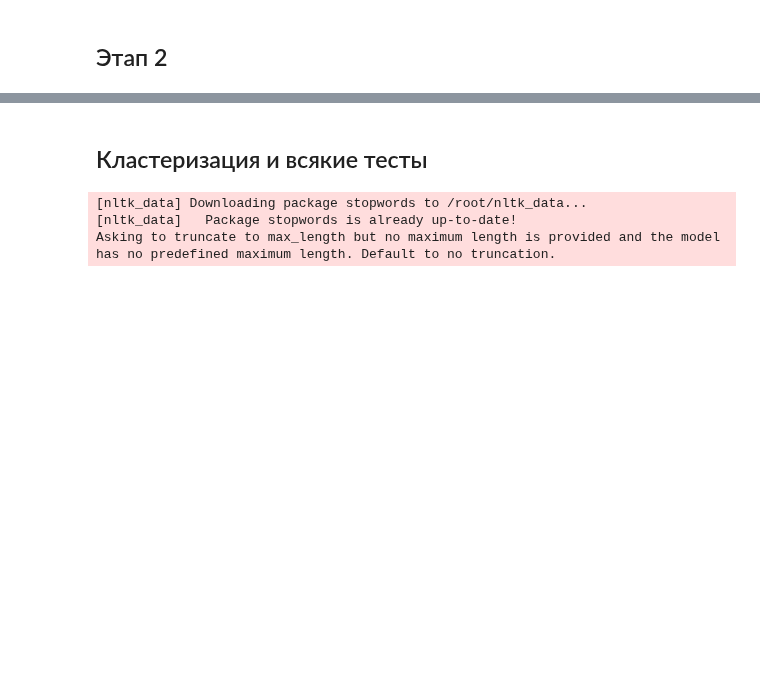
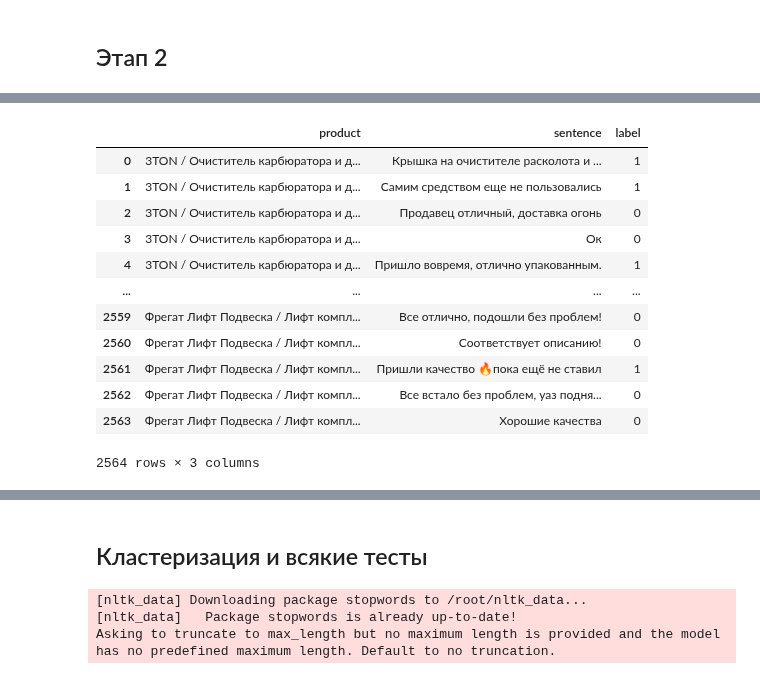
Before and after one commit to Frame24/WB_Parse, a Jupyter notebook: keywods_pavlov2.ipynb, the cells around one changed output, grey strips where cells are left out. Cells and saved outputs as stored; diff of their text form; code cells hidden in the pictures; blank space fills up the shorter version.

```diff
--- a/keywods_pavlov2.ipynb
+++ b/keywods_pavlov2.ipynb
@@ -101,4 +88,5 @@ result.head()
 | 4 | Всё в комплекте, есть инструкция ... | 5 | Shtapler / Лебедка электрическая ... | /Автотовары/OFFroad | https://www.wildberries.ru/catalo... | Всё в комплекте, есть инструкция ... |
 # %%
 # Оставляем только по 5 записей для каждого уникального значения в столбце 'product'
-result_limited = result.groupby('product').head(10).reset_index(drop=True)[:1000]
+result_limited = result.groupby('product').head(10).reset_index(drop=True)
+result_limited.describe()
@@ -672,3 +582,19 @@ clustered_result
 # %%
-clustered_result.loc[clustered_result.label == 2, "label"] = 0
+final_result.loc[final_result.label == 2, "label"] = 0
+# %%
+final_result
+# %% [output]
+|  | product | sentence | label |
+| 0 | 3TON / Очиститель карбюратора и д... | Крышка на очистителе расколота и ... | 1 |
+| 1 | 3TON / Очиститель карбюратора и д... | Самим средством еще не пользовались | 1 |
+| 2 | 3TON / Очиститель карбюратора и д... | Продавец отличный, доставка огонь | 0 |
+| 3 | 3TON / Очиститель карбюратора и д... | Ок | 0 |
+| 4 | 3TON / Очиститель карбюратора и д... | Пришло вовремя, отлично упакованным. | 1 |
+| ... | ... | ... | ... |
+| 2559 | Фрегат Лифт Подвеска / Лифт компл... | Все отлично, подошли без проблем! | 0 |
+| 2560 | Фрегат Лифт Подвеска / Лифт компл... | Соответствует описанию! | 0 |
+| 2561 | Фрегат Лифт Подвеска / Лифт компл... | Пришли качество 🔥пока ещё не ставил | 1 |
+| 2562 | Фрегат Лифт Подвеска / Лифт компл... | Все встало без проблем, уаз подня... | 0 |
+| 2563 | Фрегат Лифт Подвеска / Лифт компл... | Хорошие качества | 0 |
+2564 rows × 3 columns
 # %%
```
Also changed, not shown: parts of 14 cells of this notebook, 1 other file.
